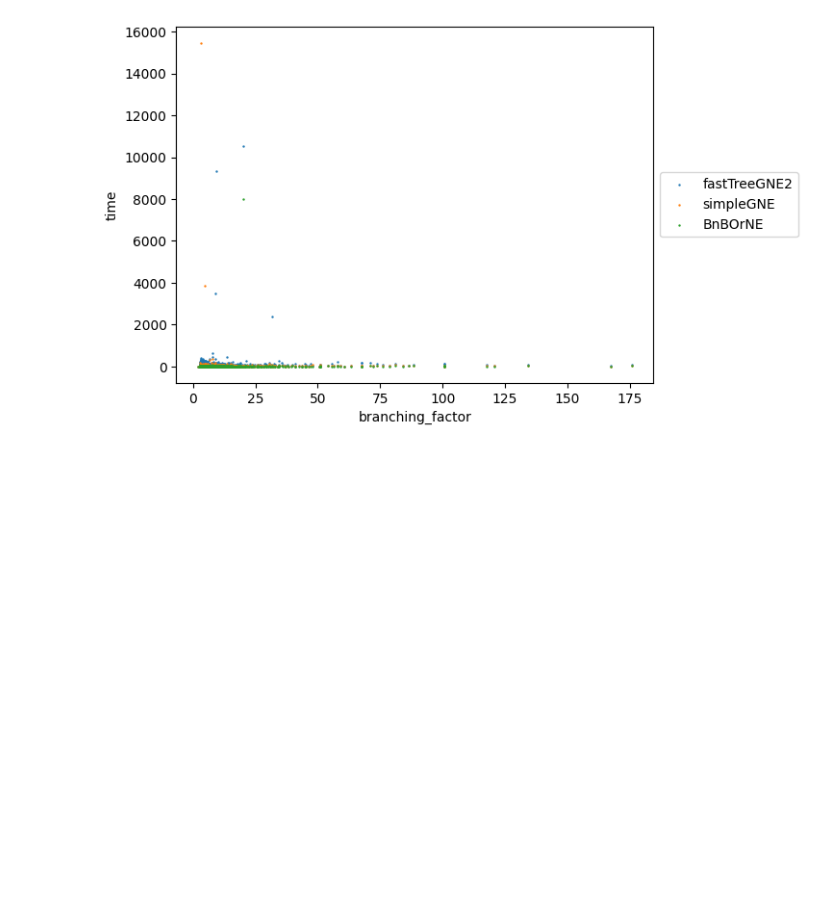
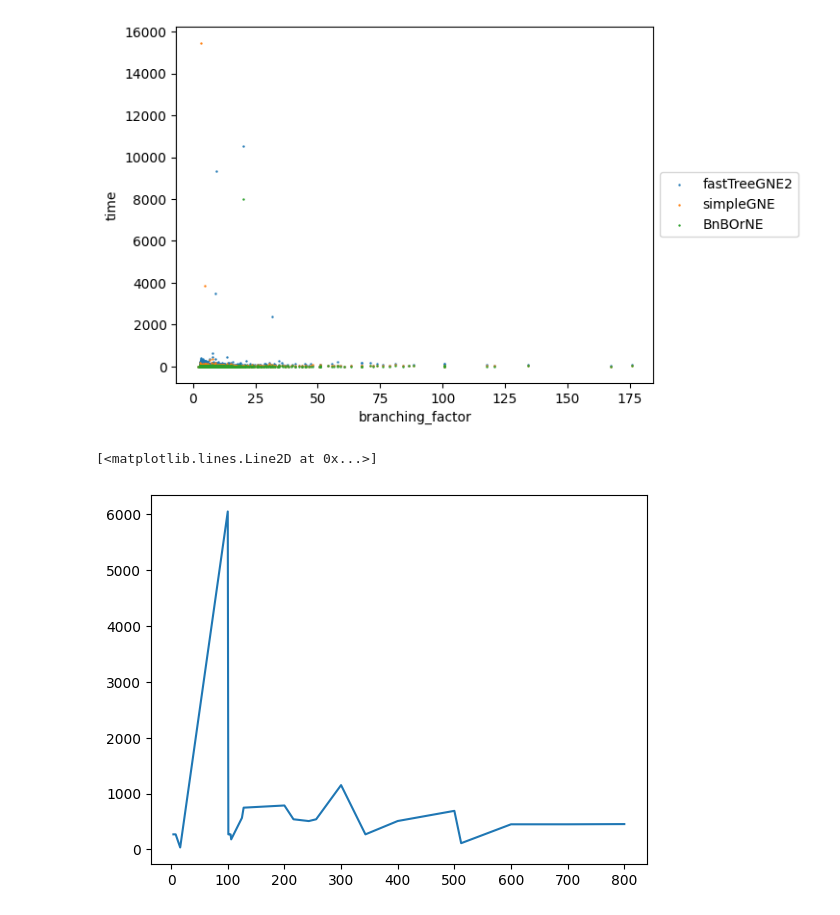
Before and after one commit to thanhan910/MATA-AND-OR, a Jupyter notebook: vis.ipynb, the cells around one changed output. Saved outputs shown, nothing was run; the diff lists cells and outputs as text; code cells hidden in the pictures; blank space fills up the shorter version.

```diff
--- a/vis.ipynb
+++ b/vis.ipynb
@@ -13,6 +13,13 @@ for f_name in os.listdir(results_dir):
             for line in f:
                 if line.strip():
                     data.append(json.loads(line))
+results_dir = '.'
+for f_name in os.listdir(results_dir):
+    if f_name.endswith('.jsonl'):
+        with open(os.path.join(results_dir, f_name)) as f:
+            for line in f:
+                if line.strip():
+                    data.append(json.loads(line))
 # %%
 for d in data:
     assert d['task_num'] == d['info']['task_num']
@@ -63,3 +70,15 @@ plt.legend(loc='center left', bbox_to_anchor=(1, 0.5))
 # %% [output]
 <matplotlib.legend.Legend at 0x...>
 [figure]
+# %%
+task_nums = sorted([d['task_num'] for d in data])
+# Groupby count
+task_num_counts = {}
+for task_num in task_nums:
+    task_num_counts[task_num] = task_num_counts.get(task_num, 0) + 1
+# task_num_counts = dict(sorted(task_num_counts.items()))
+
+plt.plot(list(task_num_counts.keys()), list(task_num_counts.values()), label='task_num_counts')
+# %% [output]
+[<matplotlib.lines.Line2D at 0x...>]
+[figure, added]
```
Also changed, not shown: parts of 2 cells of this notebook.
